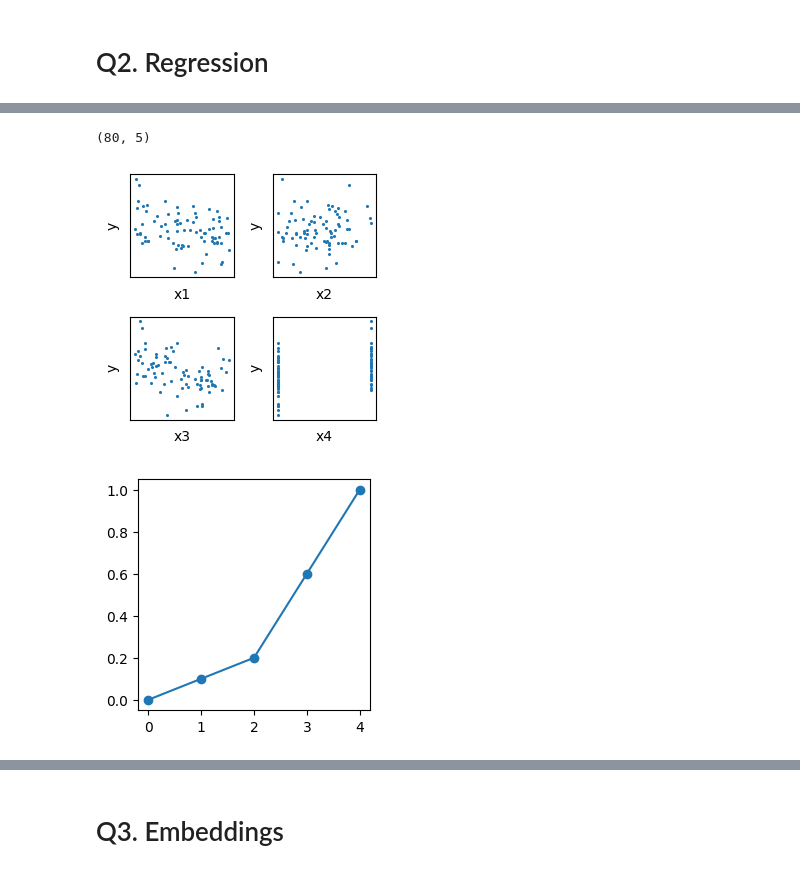
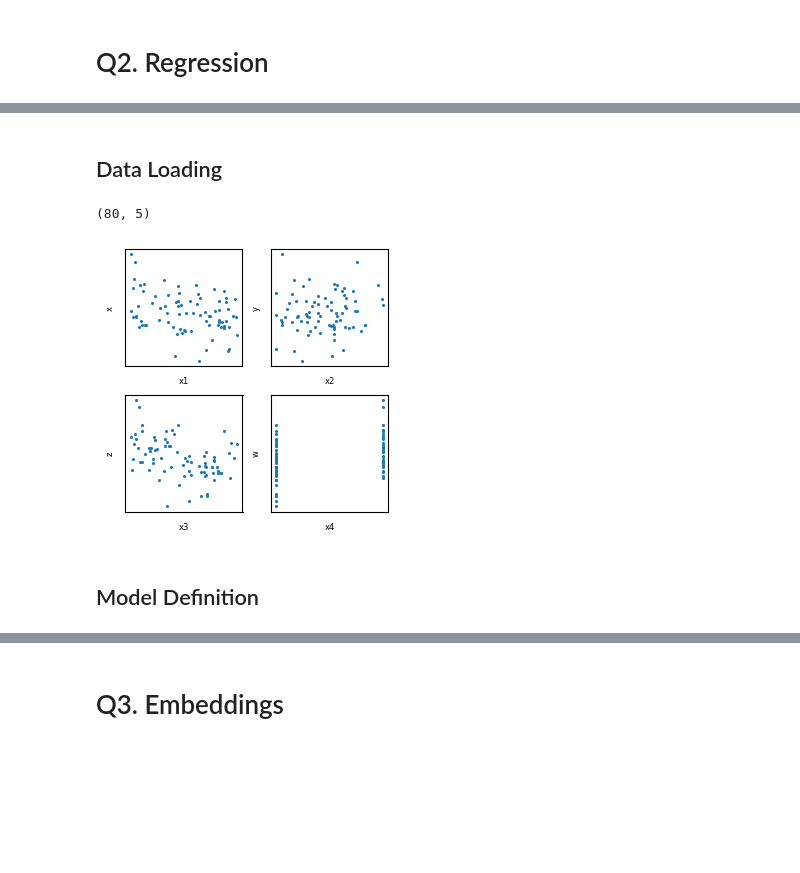
Before and after one commit to tomster12/PADL-coursework, a Jupyter notebook: padl.ipynb, the cells around one changed output, grey strips where cells are left out. Cells and saved outputs as stored; diff of their text form; code cells hidden in the pictures; blank space fills up the shorter version.

```diff
--- a/padl.ipynb
+++ b/padl.ipynb
@@ -175,31 +225,33 @@ $\hat{X}_3 =  0.113(x_{0}-0.856) - 0.133(x_{1}-2.238) + 0.914(x_{2}-3.100) - 0.0
+# %% [markdown]
+## Data Loading
 # %%
-# -- Q2. Regression --
-
 # Suppress ill-conditioned warning
 import warnings
 warnings.filterwarnings("ignore")
 
 # Load csv data to an np.array
 with open("PADL-Q2-train.csv", "r") as f:
     reader = csv.reader(f)
     data = np.array(list(reader)[1:]).astype(float)
     all_X = data[:, :-1]
     all_y = data[:, -1]
 
-# Plot each variable against y in 2x2 grid
+# Plot each variable against out in 2x2 grid (x, y, z, w)
 print(data.shape)
 plt.figure(figsize=(3, 3))
 for i in range(4):
     plt.subplot(2, 2, i + 1)
     plt.scatter(all_X[:, i], all_y, s=1.5)
     plt.xlabel(f"x{i + 1}")
-    plt.ylabel("y")
+    plt.ylabel(["x", "y", "z", "w"][i])
     plt.xticks([])
     plt.yticks([])
 plt.tight_layout()
 # %% [output]
 (80, 5)
-[figure, old version]
+[figure, new version]
+# %% [markdown]
+## Model Definition
 # %%
 # Represents all possible different regression setups
 # This is so I can programmatically try all combinations
@@ -271,26 +323,6 @@ class PiecewiseModel:
             mask = self.boundary_masker(X, i)
             y[mask] = model.predict(X[mask])
         return y
-# %%
-# Sanity check piecewise works
-def boundary_masker(X, i):
-    if i == 0:
-        return X[:, 0] < 2
-    else:
-        return X[:, 0] >= 2
-
-piecewise_x = np.array([[0], [1], [2], [3], [4]])
-piecewise_y = np.array([0, 0.1, 0.2, 0.6, 1])
-
-piecewise = PiecewiseModel(boundary_masker, [Model(1, False, LinearRegression()), Model(1, False, LinearRegression())])
-piecewise.fit(piecewise_x, piecewise_y)
-
-plt.figure(figsize=(3, 3))
-plt.scatter(piecewise_x, piecewise_y)
-plt.plot(piecewise_x, piecewise.predict(piecewise_x))
-plt.show()
-# %% [output]
-[figure, removed]
 # %%
 def boundary_masker(X, i):
     # Piecewise based on column 4 (w)
```
Also changed, not shown: parts of 39 cells of this notebook.
